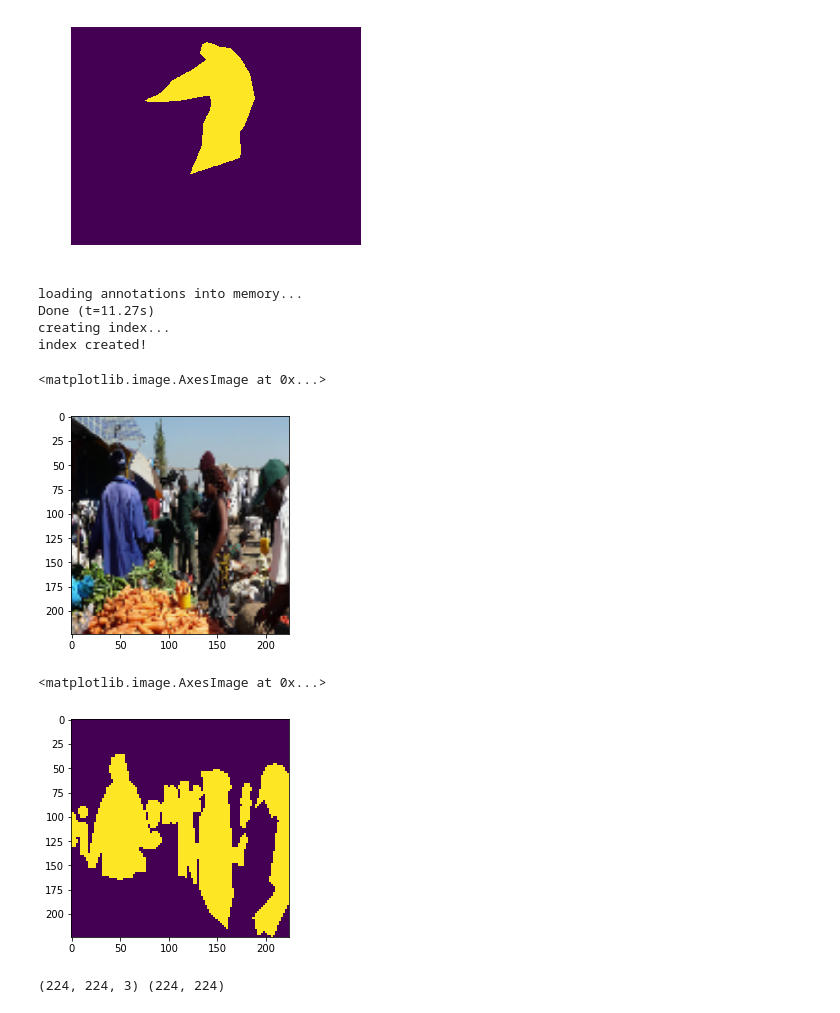
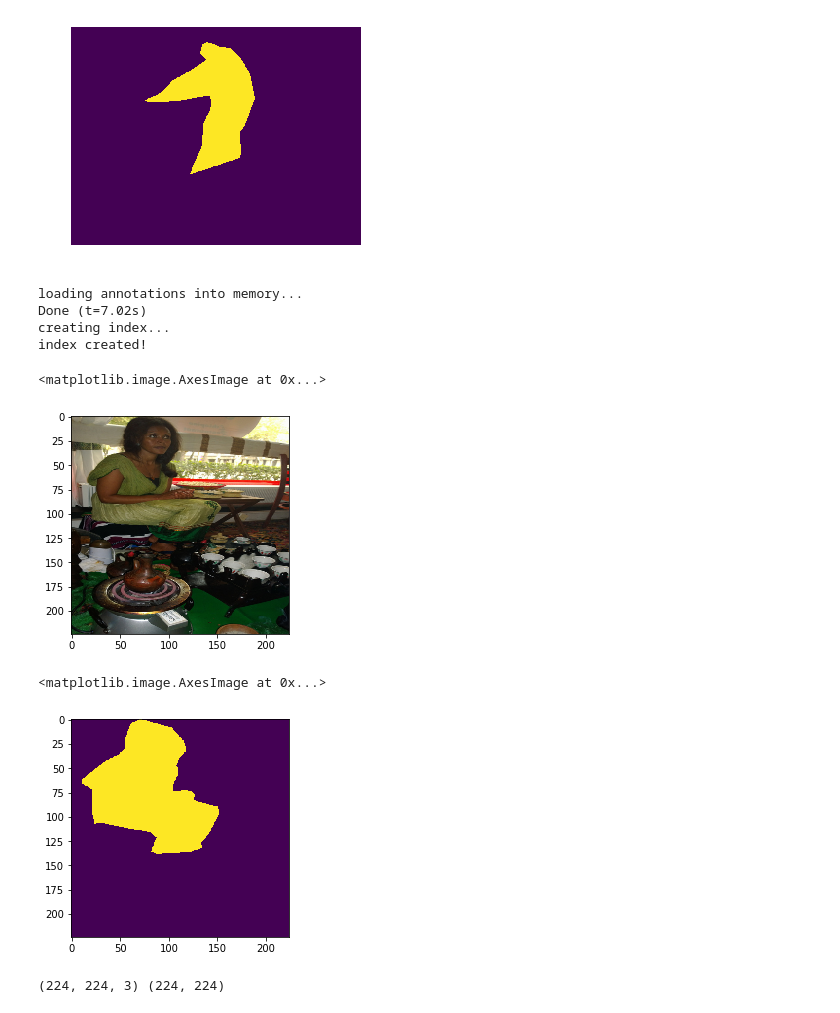
Before and after one commit to mattroz/mobilenet_segmentation, a Jupyter notebook: coco_segmentation_test.ipynb, the cells around one changed output. Saved outputs shown, nothing was run; the diff lists cells and outputs as text; code cells hidden in the pictures.

```diff
--- a/coco_segmentation_test.ipynb
+++ b/coco_segmentation_test.ipynb
@@ -70,7 +74,7 @@ class COCODataLoader(Sequence):
     """
     """
 
-    def __init__(self, batch_size, path_to_annotations, path_to_images, resize=None):
+    def __init__(self, batch_size, path_to_annotations, path_to_images, resize=None, shuffle=True):
         self.dataset = COCO(path_to_annotations)
         self.path_to_images = path_to_images
         self.batch_size = batch_size
@@ -78,6 +82,10 @@ class COCODataLoader(Sequence):
         self.images_ids = self.dataset.getImgIds(catIds=self.categories_ids);
         self.images_descriptions = np.asanyarray(self.dataset.loadImgs(self.images_ids))
         self.resize = resize
+        self.shuffle = shuffle
+
+        if self.shuffle:
+            np.random.shuffle(self.images_descriptions)
 
 
     def __len__(self):
@@ -88,10 +96,11 @@ class COCODataLoader(Sequence):
         images = []
         masks = []
         batch_descriptions = self.images_descriptions[index*self.batch_size : (index+1)*self.batch_size]
+
         for desc in batch_descriptions:
             # Load image
             image_filename = os.path.join(self.path_to_images, desc['file_name'])
-            image = img_to_array(load_img(image_filename))#np.array(Image.open(image_filename))
+            image = img_to_array(load_img(image_filename))
 
             # Load masks for this image
             batch_annotations_ids = self.dataset.getAnnIds(imgIds=desc['id'], catIds=self.categories_ids, iscrowd=None)
@@ -111,10 +120,15 @@ class COCODataLoader(Sequence):
 
             # Augmentations
             aug = Compose([
-                HorizontalFlip(p=0.5),
-                RandomSizedCrop(p=.5, min_max_height=(0, 224), height=original_height, width=original_width),
-                GridDistortion(p=.5, border_mode=0, distort_limit=0.1),
-                ElasticTransform(p=.5, alpha=10, sigma=120 * 0.5, alpha_affine=120 * 0.05)
+                HorizontalFlip(  p=0.3),
+                RandomSizedCrop( p=.3, min_max_height=(0, 224), height=original_height, width=original_width),
+                GridDistortion(  p=.3, border_mode=0, distort_limit=0.1),
+                ElasticTransform(p=.3, alpha=10, sigma=120 * 0.5, alpha_affine=120 * 0.05),
+                ShiftScaleRotate(p=.3, border_mode=0, shift_limit=0.04, scale_limit=0.05),
+                OneOf([
+                    RandomBrightnessContrast(p=.3),
+                    RandomGamma(p=.3)
+                ], p=1)
               ])
             augmented = aug(image=image, mask=mask)
 
@@ -122,6 +136,11 @@ class COCODataLoader(Sequence):
             masks.append(augmented['mask'])
 
         return images, masks
+
+
+    def on_epoch_end(self):
+        if self.shuffle:
+            np.random.shuffle(self.images_descriptions)
 # %%
 d = COCODataLoader(batch_size=32,
                    resize=(224,224),
@@ -129,7 +148,7 @@ d = COCODataLoader(batch_size=32,
                    path_to_images='/home/matsvei.rozanau/hdd/datasets/coco_dataset/train2017/')
 # %% [output]
 loading annotations into memory...
-Done (t=11.27s)
+Done (t=7.02s)
 creating index...
 index created!
 # %%
@@ -136,14 +156,14 @@ index created!
 images, masks = d[0]
 # %%
-plt.imshow(images[0])
+plt.imshow(images[3])
 # %% [output]
 <matplotlib.image.AxesImage at 0x...>
-[figure, old version]
+[figure, new version]
 # %%
-plt.imshow(masks[0])
+plt.imshow(masks[3])
 # %% [output]
 <matplotlib.image.AxesImage at 0x...>
-[figure, old version]
+[figure, new version]
 # %%
 ########### AUGMENTATIONS TEST ###############
 # %%
```
Also changed, not shown: parts of 4 cells of this notebook.
